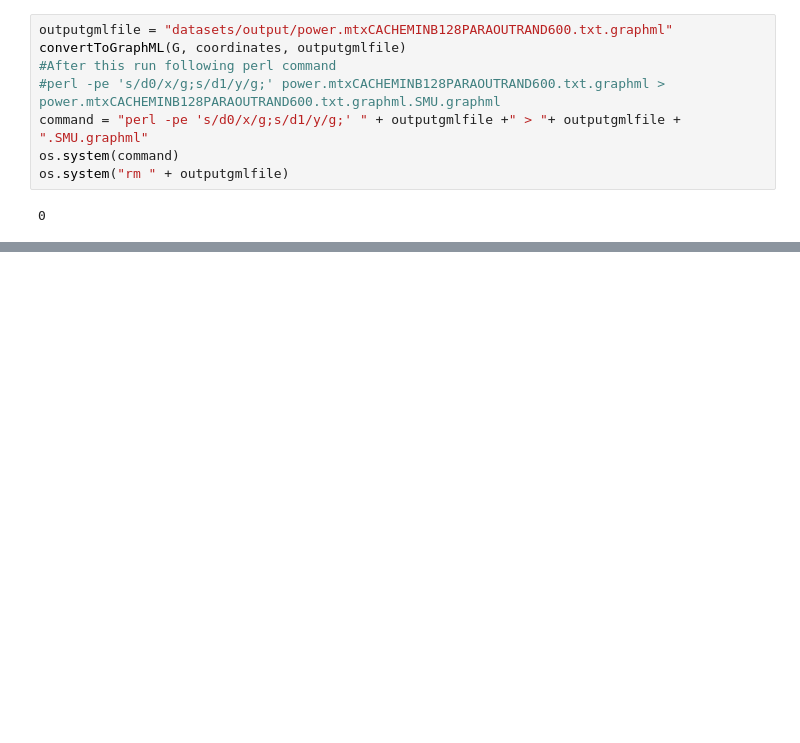
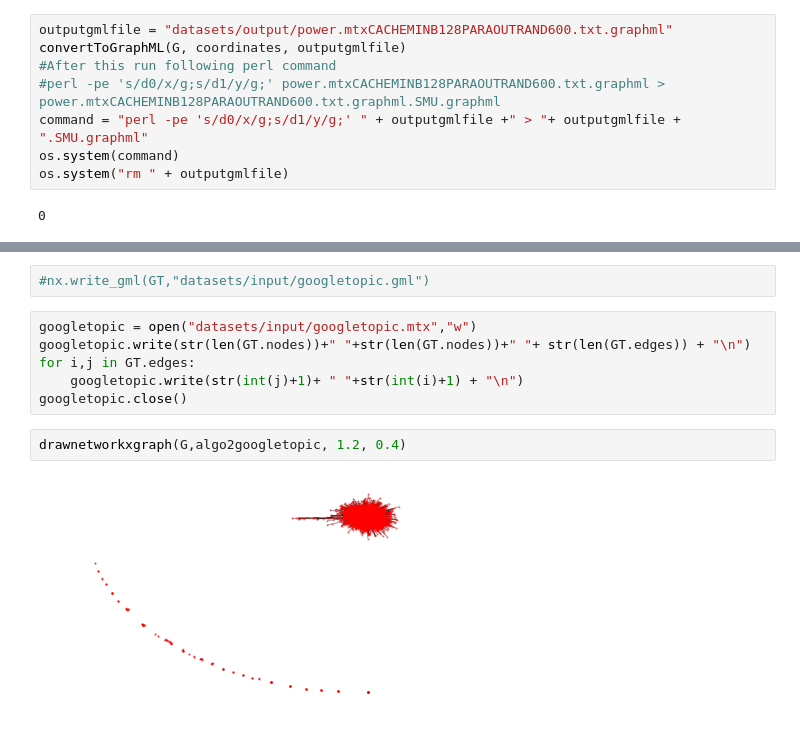
Before and after one commit to khaled-rahman/BatchLayout, a Jupyter notebook: visualize.ipynb, the cells around one changed output, grey strips where cells are left out. Saved outputs shown, nothing was run; the diff lists cells and outputs as text; blank space fills up the shorter version.

```diff
--- a/visualize.ipynb
+++ b/visualize.ipynb
@@ -168,0 +207,12 @@ os.system("rm " + outputgmlfile)
+# %%
+#nx.write_gml(GT,"datasets/input/googletopic.gml")
+# %%
+googletopic = open("datasets/input/googletopic.mtx","w")
+googletopic.write(str(len(GT.nodes))+" "+str(len(GT.nodes))+" "+ str(len(GT.edges)) + "\n")
+for i,j in GT.edges:
+    googletopic.write(str(int(j)+1)+ " "+str(int(i)+1) + "\n")
+googletopic.close()
+# %%
+drawnetworkxgraph(G,algo2googletopic, 1.2, 0.4)
+# %% [output]
+[figure, added]
```
Also changed, not shown: parts of 9 cells of this notebook, 15 other files.
